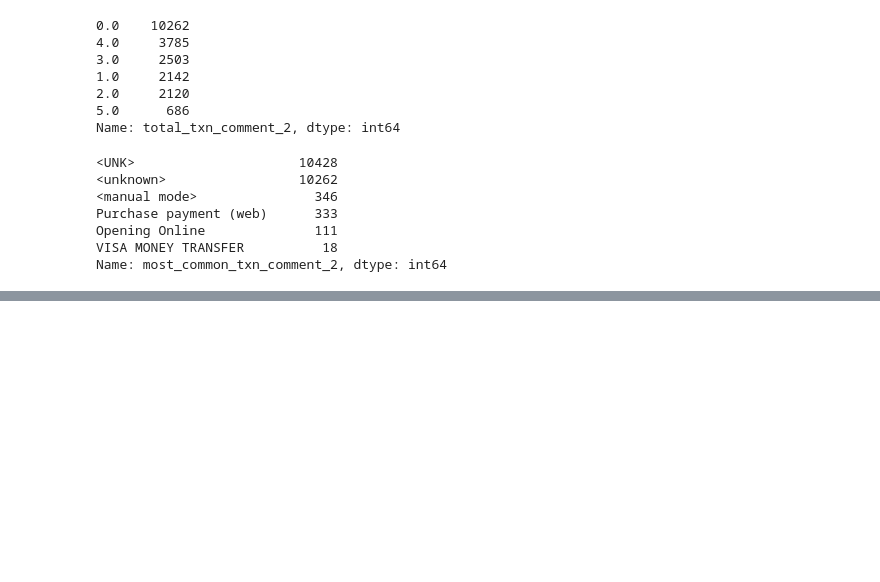
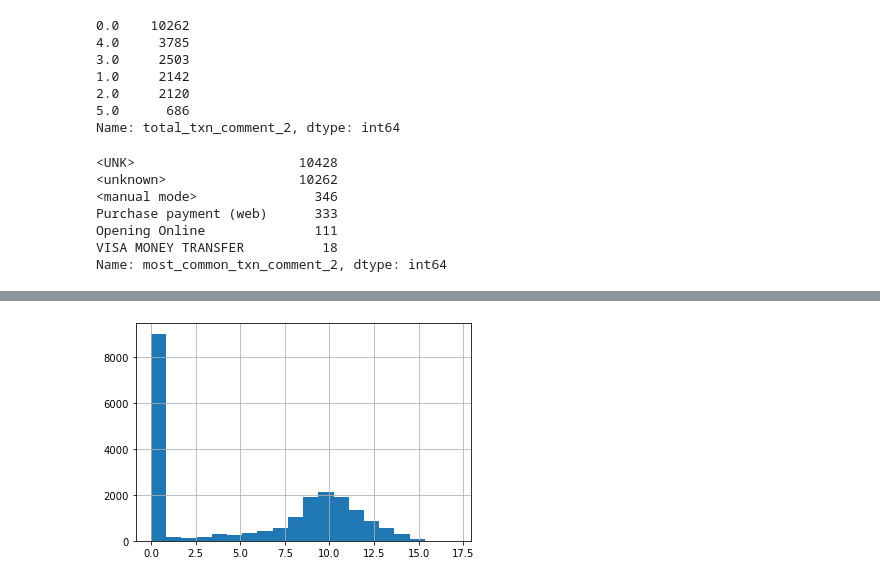
Before and after one commit to artkulak/idao-2021-finals, a Jupyter notebook: EDA-FE-kovalev.ipynb, the cells around one changed output, grey strips where cells are left out. Drawn from its saved outputs; the diff is of its cells as text; code cells hidden in the pictures; blank space fills up the shorter version.

```diff
--- a/EDA-FE-kovalev.ipynb
+++ b/EDA-FE-kovalev.ipynb
@@ -465,0 +484,3 @@ Name: most_common_txn_comment_2, dtype: int64
+# %%
+data['total_aum'] = data['client_id'].map(assets_under_management.groupby('client_id').size()).fillna(0)
+data['total_aum'].value_counts()
@@ -465,0 +505,3 @@ Name: most_common_txn_comment_2, dtype: int64
+# %%
+data['most_common_product_code'] = get_feature_most_common(assets_under_management, 'product_code', '<unknown>')
+data['most_common_product_code'].value_counts()
@@ -465,0 +517,3 @@ Name: most_common_txn_comment_2, dtype: int64
+# %%
+data['total_product_code'] = get_feature_total(assets_under_management, 'product_code')
+data['total_product_code'].value_counts()
@@ -465,0 +528,6 @@ Name: most_common_txn_comment_2, dtype: int64
+# %%
+data['mean_balance_rur_amt'] = data['client_id'].map(assets_under_management.groupby('client_id')['balance_rur_amt'].mean()).fillna(-1)
+np.log1p(data['mean_balance_rur_amt'] + 1).hist(bins=20)
+plt.show()
+# %% [output]
+[figure, added]
```
Also changed, not shown: parts of 7 cells of this notebook, 1 other file.
